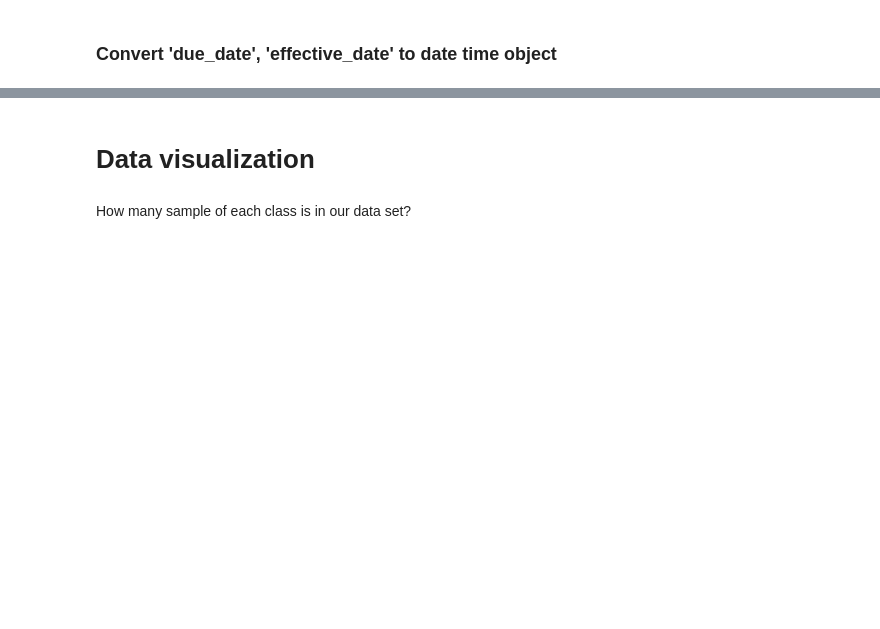
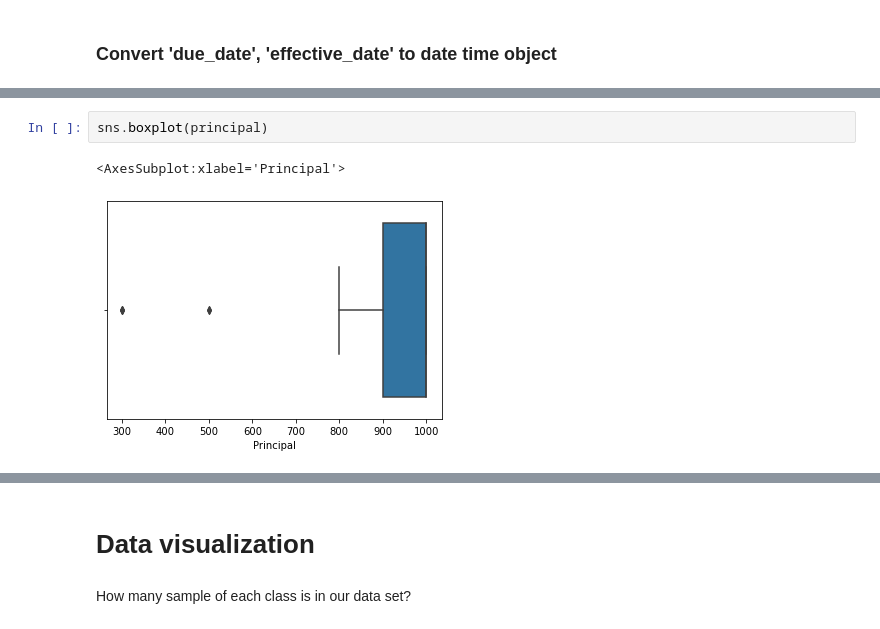
Before and after one commit to kieutridang/Data-Pre-processing-and-Analysis, a Jupyter notebook: final_assignment/LDS5_261_Project_1/FullName_Project_Loan.ipynb, the cells around one changed output, grey strips where cells are left out. Saved outputs shown, nothing was run; the diff lists cells and outputs as text; blank space fills up the shorter version.

```diff
--- a/final_assignment/LDS5_261_Project_1/FullName_Project_Loan.ipynb
+++ b/final_assignment/LDS5_261_Project_1/FullName_Project_Loan.ipynb
@@ -112,0 +171,5 @@ Name: effective_date, dtype: datetime64[ns]
+# %%
+sns.boxplot(principal)
+# %% [output]
+<AxesSubplot:xlabel='Principal'>
+[figure, added]
```
Also changed, not shown: parts of 64 cells of this notebook, 1 other file.
